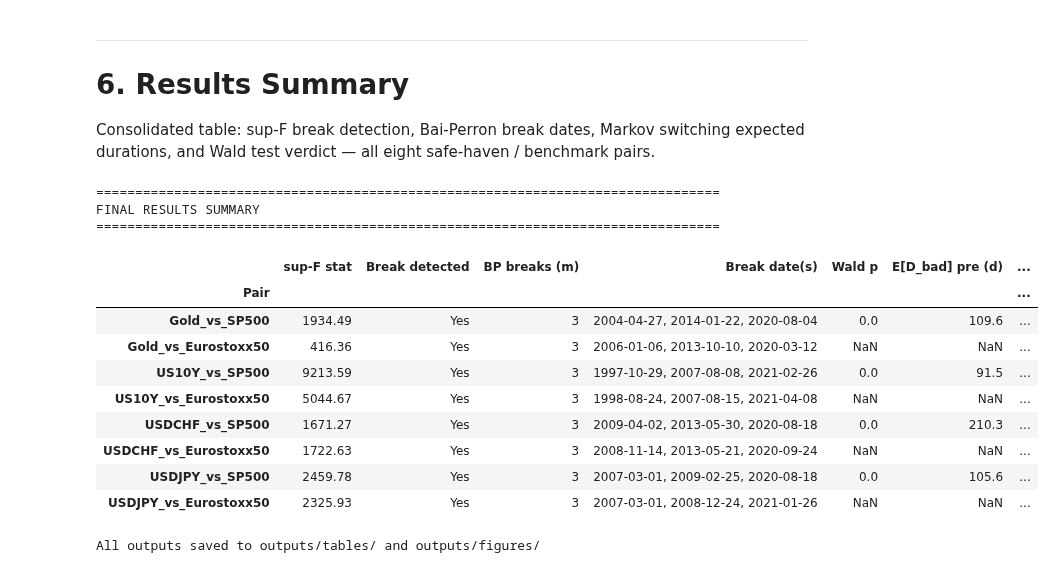
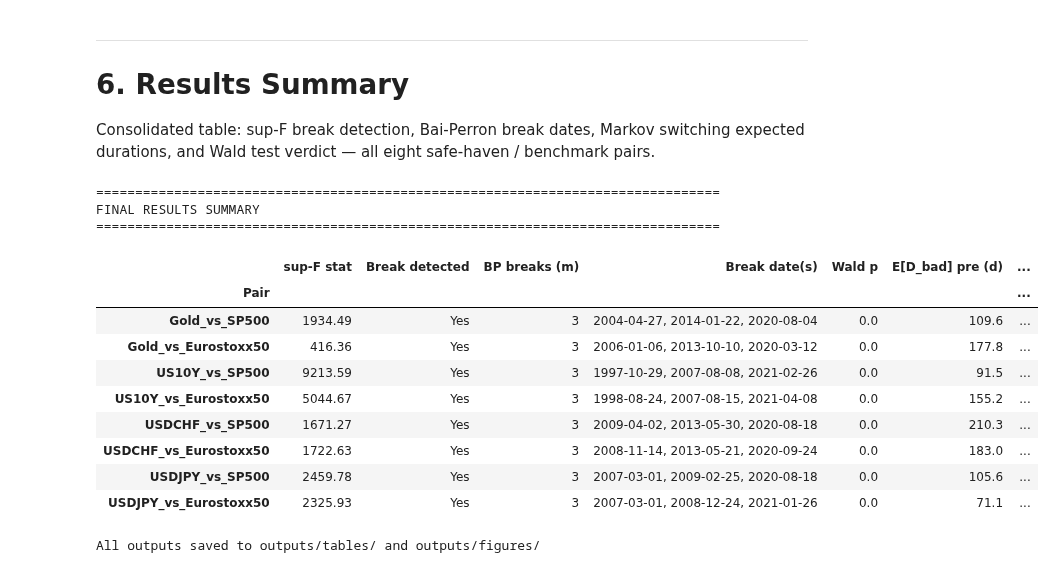
Before and after one commit to yvdri/EMiF-project-2, a Jupyter notebook: project_emif/notebook_Aymen_v2.ipynb, the cells around one changed output. Drawn from its saved outputs; the diff is of its cells as text; code cells hidden in the pictures.

```diff
--- a/project_emif/notebook_Aymen_v2.ipynb
+++ b/project_emif/notebook_Aymen_v2.ipynb
@@ -58,8 +58,7 @@ TRIM         = 0.15                          # Andrews (1993) trimming fraction
 SUPF_CV_5PCT = 8.85                          # Andrews 5% critical value, k=1 restriction
 MIN_SEG_BP   = 252                           # Bai-Perron minimum segment = 1 year of daily obs
 ROLL_WIN     = 252                           # rolling correlation window (1 year, daily)
-MS_PRE_START = '2010-01-01'                  # MS pre-COVID window start (excludes 2008 GFC)
-
+PRE_COVID_START = '2010-01-01'                # pre-COVID window start (excludes 2008 GFC)
 safe_havens = ['Gold', 'US10Y', 'USDCHF', 'USDJPY']
 benchmarks  = ['SP500', 'Eurostoxx50']       # test vs BOTH equity benchmarks
 # %% [markdown]
@@ -272,7 +277,7 @@ dynamics shifted.
 # Full-sample fits (conditional vol used in DCC)
 garch_full = {col: fit_gjr(returns[col]) for col in returns.columns}
 # Pre / post fits (for parameter comparison)
-garch_pre = {col: fit_gjr(ret_pre.loc[MS_PRE_START:][col]) for col in returns.columns}
+garch_pre = {col: fit_gjr(ret_pre.loc[PRE_COVID_START:][col]) for col in returns.columns}
 garch_post = {col: fit_gjr(ret_post[col]) for col in returns.columns}
 
 def garch_summary(model_dict, label):
@@ -465,7 +470,7 @@ F(\tau) = \frac{(SSR_{full} - SSR_{pre}(\tau) - SSR_{post}(\tau))/1}
 #        ↓
 #   Bai-Perron on DCC  →  finds exactly when and how many correlation breaks
 #
-# SAMPLE: restricted to MS_PRE_START ('2010-01-01') onward to exclude the 2008
+# SAMPLE: restricted to PRE_COVID_START ('2010-01-01') onward to exclude the 2008
 # Global Financial Crisis, whose extreme volatility spike would otherwise dominate
 # the test. We are interested in post-crisis structural change, not the 2008 break.
 #
@@ -508,14 +513,14 @@ def supF_vol(series, trim=TRIM):
 
 
 print('=' * 65)
-print(f'sup-F on GJR-GARCH σ_t  |  search window: {MS_PRE_START} onward')
+print(f'sup-F on GJR-GARCH σ_t  |  search window: {PRE_COVID_START} onward')
 print(f'Andrews (1993) 5% critical value (k=1, trim=15%): {SUPF_CV_5PCT}')
 print('=' * 65)
 
 supF_vol_results = {}
 for col in returns.columns:
     # Slice σ_t to post-2010 window only — GARCH params unchanged (full-sample)
-    sigma_series = garch_full[col].conditional_volatility.loc[MS_PRE_START:]
+    sigma_series = garch_full[col].conditional_volatility.loc[PRE_COVID_START:]
     sup_F, t_idx, date_star, F_series = supF_vol(sigma_series)
     reject = sup_F > SUPF_CV_5PCT
     supF_vol_results[col] = {'sup_F': sup_F, 'break_date': date_star, 'reject': reject}
@@ -1353,39 +1363,39 @@ expected durations, and Wald test verdict — all eight safe-haven / benchmark p
 summary = []
 for key in PAIRS:
     sh, bm = key.split('_vs_')
     sup    = supF_results.get(key, {})
     bp     = bp_results.get(key, {})
-    wd     = wald_results.get(sh, {}) if bm == 'SP500' else {}
+    wd     = wald_results.get(key, {})  # now keyed by full pair; was sh-only
     bd_str = ', '.join(str(d.date()) for d in bp.get('break_dates', [])) or 'None'
 
     summary.append({
         'Pair':            key,
         'sup-F stat':      round(sup.get('sup_F', np.nan), 2),
         'Break detected':  'Yes' if sup.get('reject') else 'No',
         'BP breaks (m)':   bp.get('optimal_m', 0),
         'Break date(s)':   bd_str,
         'Wald p':          round(wd.get('p', np.nan), 4),
         'E[D_bad] pre (d)':  round(wd.get('D_bad_pre',  np.nan), 1),
         'E[D_bad] post (d)': round(wd.get('D_bad_post', np.nan), 1),
     })
 
 summary_df = pd.DataFrame(summary)
 print("\n" + "="*80 + "\nFINAL RESULTS SUMMARY\n" + "="*80)
 display(summary_df.set_index('Pair'))
 summary_df.to_csv('outputs/tables/results_summary.csv', index=False)
 print("\nAll outputs saved to outputs/tables/ and outputs/figures/")
 # %% [output]
 ================================================================================
 FINAL RESULTS SUMMARY
 ================================================================================
 |  | sup-F stat | Break detected | BP breaks (m) | Break date(s) | Wald p | E[D_bad] pre (d) | ... |
 | Pair |  |  |  |  |  |  | ... |
 | Gold_vs_SP500 | 1934.49 | Yes | 3 | 2004-04-27, 2014-01-22, 2020-08-04 | 0.0 | 109.6 | ... |
-| Gold_vs_Eurostoxx50 | 416.36 | Yes | 3 | 2006-01-06, 2013-10-10, 2020-03-12 | NaN | NaN | ... |
+| Gold_vs_Eurostoxx50 | 416.36 | Yes | 3 | 2006-01-06, 2013-10-10, 2020-03-12 | 0.0 | 177.8 | ... |
 | US10Y_vs_SP500 | 9213.59 | Yes | 3 | 1997-10-29, 2007-08-08, 2021-02-26 | 0.0 | 91.5 | ... |
-| US10Y_vs_Eurostoxx50 | 5044.67 | Yes | 3 | 1998-08-24, 2007-08-15, 2021-04-08 | NaN | NaN | ... |
+| US10Y_vs_Eurostoxx50 | 5044.67 | Yes | 3 | 1998-08-24, 2007-08-15, 2021-04-08 | 0.0 | 155.2 | ... |
 | USDCHF_vs_SP500 | 1671.27 | Yes | 3 | 2009-04-02, 2013-05-30, 2020-08-18 | 0.0 | 210.3 | ... |
-| USDCHF_vs_Eurostoxx50 | 1722.63 | Yes | 3 | 2008-11-14, 2013-05-21, 2020-09-24 | NaN | NaN | ... |
+| USDCHF_vs_Eurostoxx50 | 1722.63 | Yes | 3 | 2008-11-14, 2013-05-21, 2020-09-24 | 0.0 | 183.0 | ... |
 | USDJPY_vs_SP500 | 2459.78 | Yes | 3 | 2007-03-01, 2009-02-25, 2020-08-18 | 0.0 | 105.6 | ... |
-| USDJPY_vs_Eurostoxx50 | 2325.93 | Yes | 3 | 2007-03-01, 2008-12-24, 2021-01-26 | NaN | NaN | ... |
+| USDJPY_vs_Eurostoxx50 | 2325.93 | Yes | 3 | 2007-03-01, 2008-12-24, 2021-01-26 | 0.0 | 71.1 | ... |
 All outputs saved to outputs/tables/ and outputs/figures/
```
Also changed, not shown: parts of 7 cells of this notebook, 5 other files.
